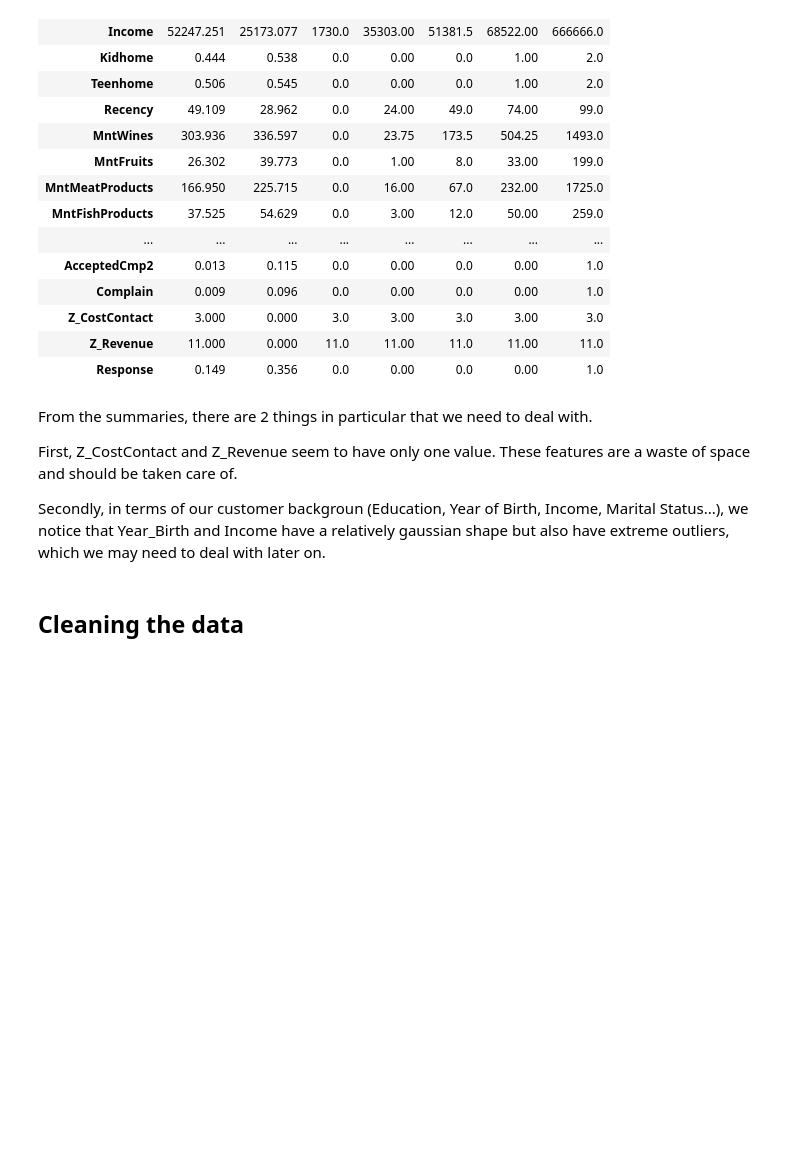
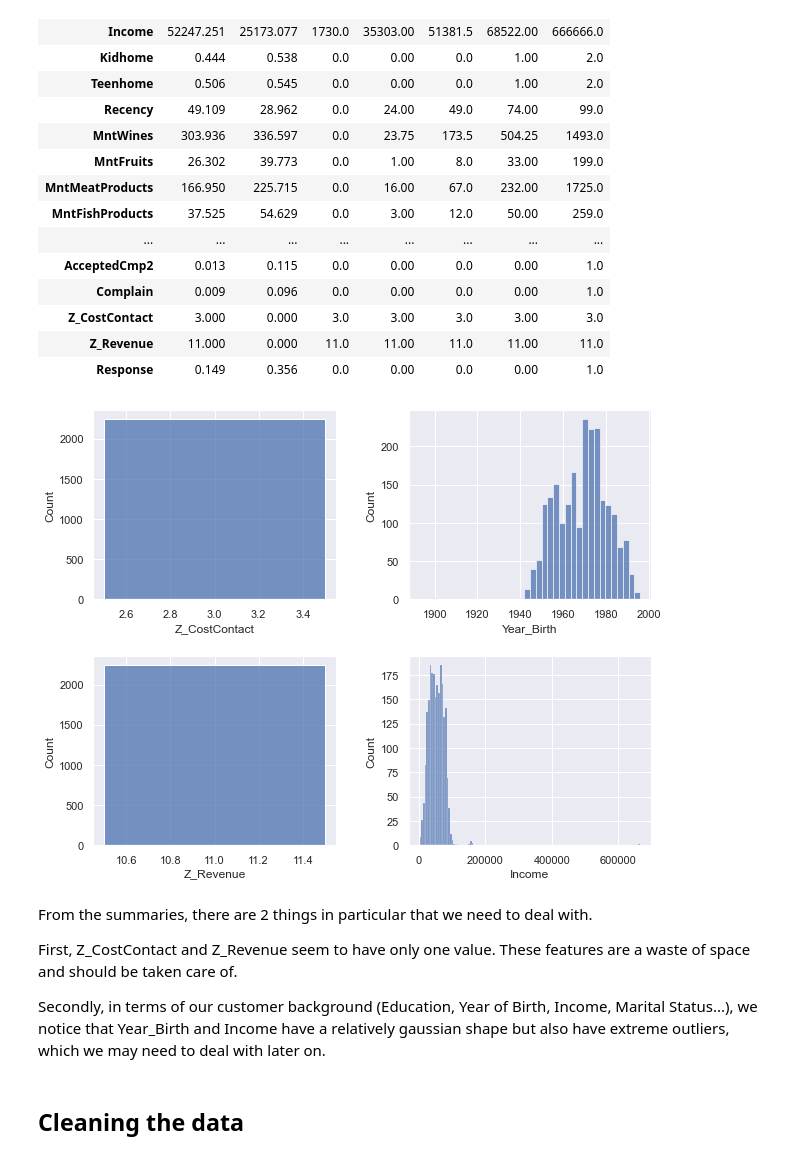
Before and after one commit to jtfan3/EDA, a Jupyter notebook: marketing_campaign/Marketing data overview + clustering.ipynb, the cells around one changed output. Cells and saved outputs as stored; diff of their text form; code cells hidden in the pictures; blank space fills up the shorter version.

Commit message:
Made summary graph for specific attributes visible

```diff
--- a/marketing_campaign/Marketing data overview + clustering.ipynb
+++ b/marketing_campaign/Marketing data overview + clustering.ipynb
@@ -127,9 +124,23 @@ dp_plot(data).show_browser()
+# %%
+# Can run this to see if using jupyter notebook
+# dp_plot(data)
+
+# If not in jupyter notebook, the histograms of interest can be seen below
+fig, ax = plt.subplots(2,2)
+sns.histplot(ax = ax[0,0], x = 'Z_CostContact', data = data)
+sns.histplot(ax = ax[1,0], x = 'Z_Revenue', data = data)
+sns.histplot(ax = ax[0,1], x = 'Year_Birth', data = data)
+sns.histplot(ax = ax[1,1], x = 'Income', data = data)
+plt.subplots_adjust(hspace = 0.3, wspace = 0.3)
+plt.show()
+# %% [output]
+[figure, added]
 # %% [markdown]
 From the summaries, there are 2 things in particular that we need to deal with.
 
 First, Z_CostContact and Z_Revenue seem to have only one value. These features are a waste of space and should be taken care of.
 
-Secondly, in terms of our customer backgroun (Education, Year of Birth, Income, Marital Status...), we notice that Year_Birth and Income have a relatively gaussian shape but also have extreme outliers, which we may need to deal with later on.
+Secondly, in terms of our customer background (Education, Year of Birth, Income, Marital Status...), we notice that Year_Birth and Income have a relatively gaussian shape but also have extreme outliers, which we may need to deal with later on.
 # %% [markdown]
 ## Cleaning the data
 # %% [markdown]
```
Also changed, not shown: parts of 2 cells of this notebook.
